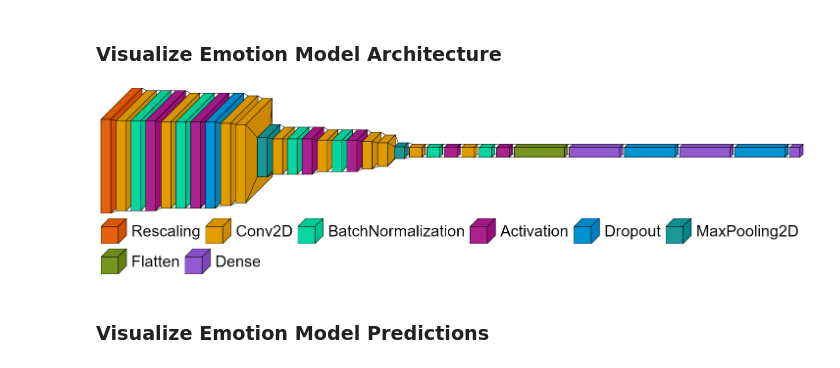
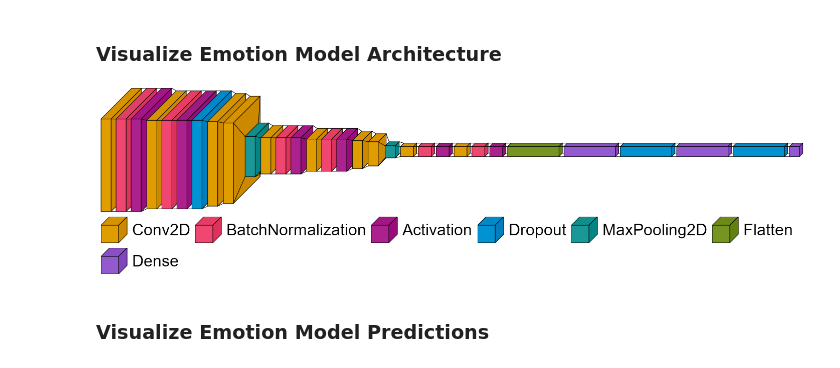
Before and after one commit to andre-anan-gilbert/Real-time-Facial-Age-and-Emotion-Recognition, a Jupyter notebook: src/notebooks/visualization.ipynb, the cells around one changed output. Drawn from its saved outputs; the diff is of its cells as text; code cells hidden in the pictures.

```diff
--- a/src/notebooks/visualization.ipynb
+++ b/src/notebooks/visualization.ipynb
@@ -32,7 +32,6 @@ font = ImageFont.truetype("arial.ttf", 32)
 # creating custom color map for visualkeras for consistent coloring between the two models
 # and because visualkeras by default only uses five different colors
 color_map = defaultdict(dict)
-color_map[Rescaling]['fill'] = '#E6600D'
 color_map[Conv2D]['fill'] = '#E09D00'
 color_map[BatchNormalization]['fill'] = '#C14646'
 color_map[Activation]['fill'] = '#AB218E'
@@ -99,12 +102,12 @@ Your TensorFlow version is newer than 2.4.0 and so graph support has been remove
 # %%
 # creates and saves image of the emotion models layers
 visualkeras.layered_view(emotion_classifier,
-                         to_file='../../docs/emotion_classifier.png',
+                         to_file='../../docs/model_architecture/emotion_classifier.png',
                          legend=True,
                          font=font,
                          color_map=color_map)
 # %% [output]
-[figure, old version]
+[figure, new version]
 # %% [markdown]
 ### Visualize Emotion Model Predictions
 # %%
```
Also changed, not shown: parts of 6 cells of this notebook.
